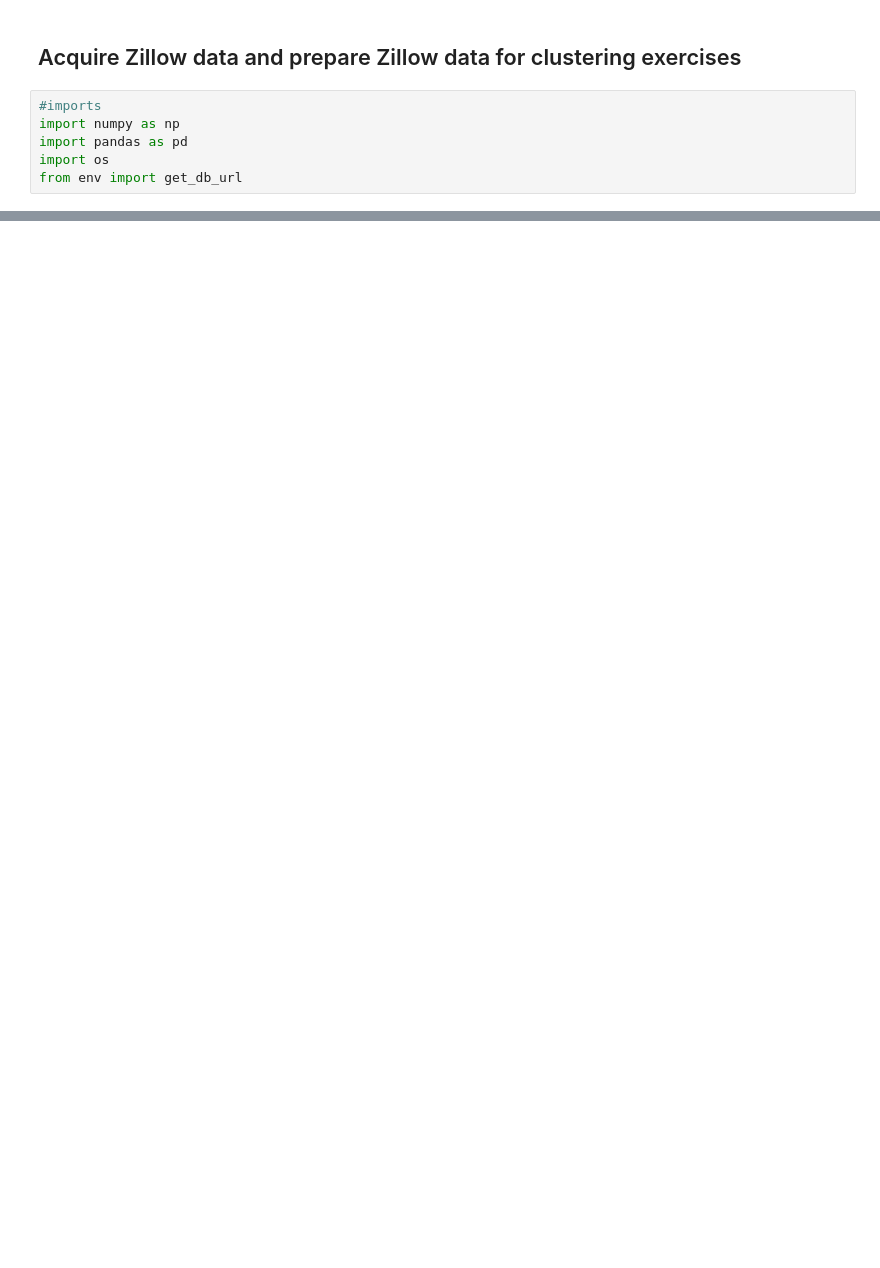
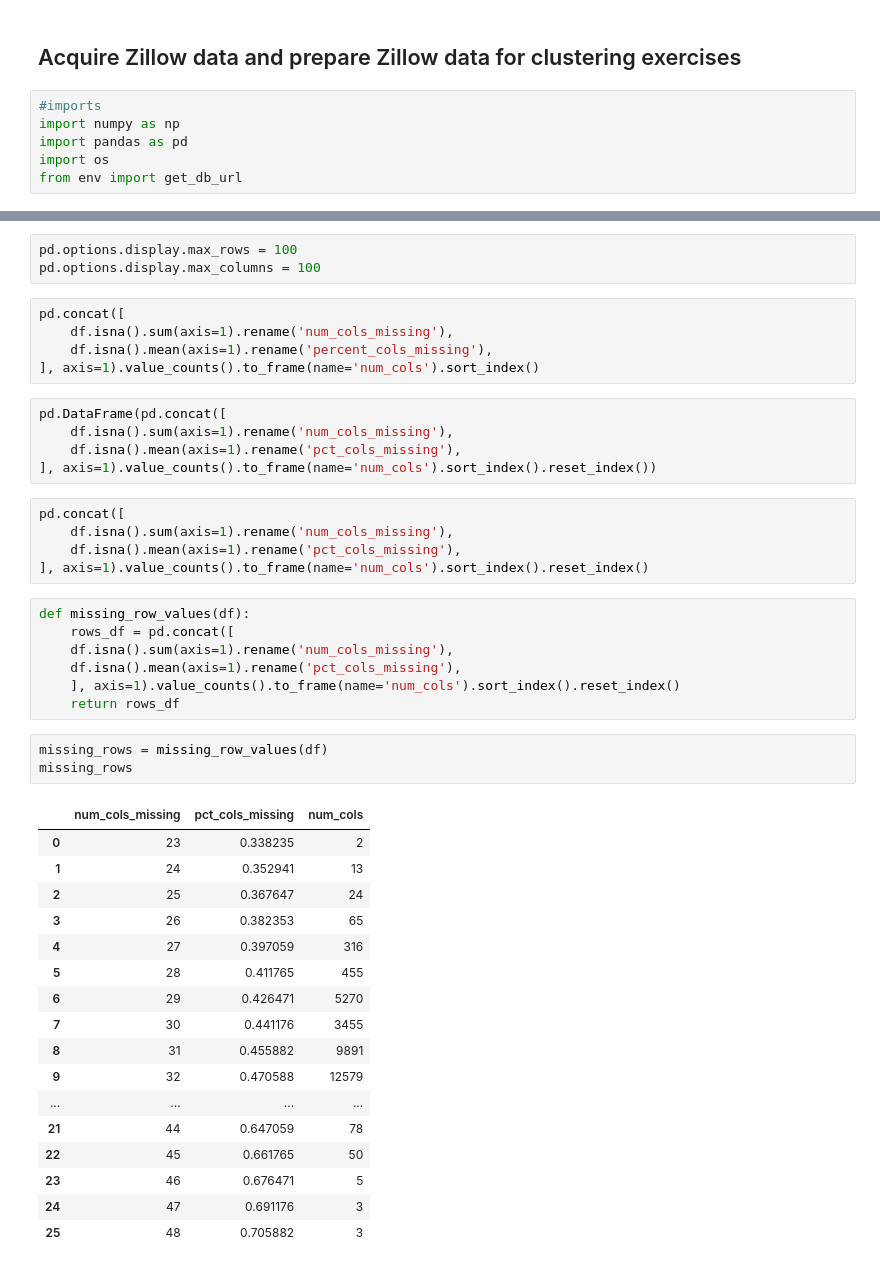
Before and after one commit to NSharick/clustering-exercises, a Jupyter notebook: acquire-zillow.ipynb, the cells around one changed output, grey strips where cells are left out. Drawn from its saved outputs; the diff is of its cells as text; blank space fills up the shorter version.

```diff
--- a/acquire-zillow.ipynb
+++ b/acquire-zillow.ipynb
@@ -94,0 +143,46 @@ Name: parcelid, Length: 77414, dtype: int64
+# %%
+pd.options.display.max_rows = 100
+pd.options.display.max_columns = 100
+# %%
+pd.concat([
+    df.isna().sum(axis=1).rename('num_cols_missing'),
+    df.isna().mean(axis=1).rename('percent_cols_missing'),
+], axis=1).value_counts().to_frame(name='num_cols').sort_index()
+# %%
+pd.DataFrame(pd.concat([
+    df.isna().sum(axis=1).rename('num_cols_missing'),
+    df.isna().mean(axis=1).rename('pct_cols_missing'),
+], axis=1).value_counts().to_frame(name='num_cols').sort_index().reset_index())
+# %%
+pd.concat([
+    df.isna().sum(axis=1).rename('num_cols_missing'),
+    df.isna().mean(axis=1).rename('pct_cols_missing'),
+], axis=1).value_counts().to_frame(name='num_cols').sort_index().reset_index()
+# %%
+def missing_row_values(df):
+    rows_df = pd.concat([
+    df.isna().sum(axis=1).rename('num_cols_missing'),
+    df.isna().mean(axis=1).rename('pct_cols_missing'),
+    ], axis=1).value_counts().to_frame(name='num_cols').sort_index().reset_index()
+    return rows_df
+# %%
+missing_rows = missing_row_values(df)
+missing_rows
+# %% [output]
+|  | num_cols_missing | pct_cols_missing | num_cols |
+| 0 | 23 | 0.338235 | 2 |
+| 1 | 24 | 0.352941 | 13 |
+| 2 | 25 | 0.367647 | 24 |
+| 3 | 26 | 0.382353 | 65 |
+| 4 | 27 | 0.397059 | 316 |
+| 5 | 28 | 0.411765 | 455 |
+| 6 | 29 | 0.426471 | 5270 |
+| 7 | 30 | 0.441176 | 3455 |
+| 8 | 31 | 0.455882 | 9891 |
+| 9 | 32 | 0.470588 | 12579 |
+| ... | ... | ... | ... |
+| 21 | 44 | 0.647059 | 78 |
+| 22 | 45 | 0.661765 | 50 |
+| 23 | 46 | 0.676471 | 5 |
+| 24 | 47 | 0.691176 | 3 |
+| 25 | 48 | 0.705882 | 3 |
```
Also changed, not shown: parts of 13 cells of this notebook, 1 other file.
